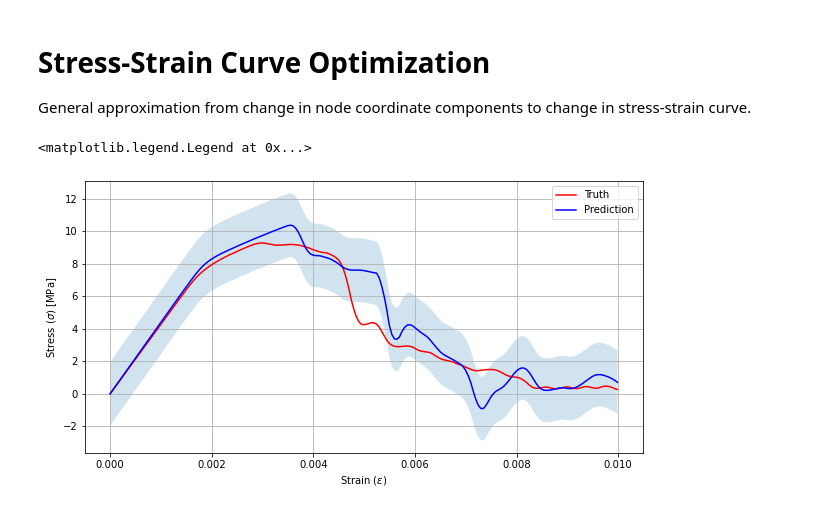
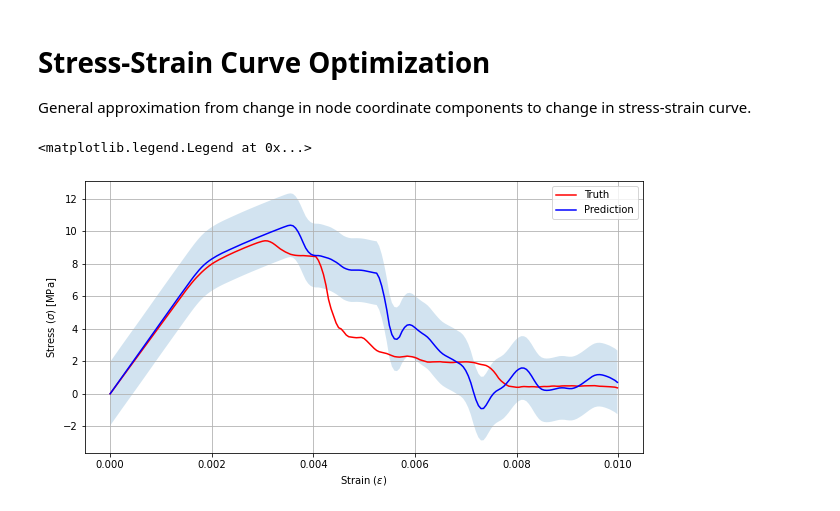
Before and after one commit to niccoforte/NF-PhD-gitRepo, a Jupyter notebook: code/GPR.ipynb, the cells around one changed output. Cells and saved outputs as stored; diff of their text form; code cells hidden in the pictures.

Commit message:
Adapt GPR script to imports and new data formats.

```diff
--- a/code/GPR.ipynb
+++ b/code/GPR.ipynb
@@ -149,4 +76,6 @@ search.best_estimator_, search.best_params_["kernel"]
 # %% [markdown]
 # Distribution Function Optimization
 Unique function approximations from perfect lattice coorindates to each disorder ($\Delta$) distribution.
+# %%
+DAT = DATA(load=True, model="GPR", format=1)
 # %%
@@ -165,23 +94,23 @@ plot_Kmatrix(gpr1, x_coords)
 # Stress-Strain Curve Optimization
 General approximation from change in node coordinate components to change in stress-strain curve.
 # %%
-gpr2 = GPRmodel(K=kernel1, restarts=5, alpha=0.3, data=[train_in[:500], train_out[:500]])
-gpr2.fit(train_in, train_out)
+gpr2 = GPRmodel(K=kernel1, restarts=5, alpha=0.3, data=[DAT.train_in[:500], DAT.train_out[:500]])
+gpr2.fit(DAT.train_in, DAT.train_out)
 
-y_mean, y_std = gpr2.predict(test_in, return_std=True)
+y_mean, y_std = gpr2.predict(DAT.test_in, return_std=True)
 # %%
 PLTidx = 1235
 
 fig = plt.figure(num=1, figsize=(10,5))
 
 plt.ylabel("Stress ($\sigma$) [MPa]")
 plt.xlabel("Strain ($\epsilon$)")
-plt.plot(perOUT[0], test_out[0]+perOUT[1], 'r-', label="Truth")
-plt.plot(perOUT[0], y_mean[PLTidx]+perOUT[1], 'b-', label="Prediction")
-plt.fill_between(perOUT[0], y_mean[PLTidx]+perOUT[1]-1.96*y_std[PLTidx], y_mean[PLTidx]+perOUT[1]+1.96*y_std[PLTidx], alpha=0.2)
+plt.plot(DAT.perOUT[0], DAT.test_out[0]+DAT.perOUT[1], 'r-', label="Truth")
+plt.plot(DAT.perOUT[0], y_mean[PLTidx]+DAT.perOUT[1], 'b-', label="Prediction")
+plt.fill_between(DAT.perOUT[0], y_mean[PLTidx]+DAT.perOUT[1]-1.96*y_std[PLTidx], y_mean[PLTidx]+DAT.perOUT[1]+1.96*y_std[PLTidx], alpha=0.2)
 
 plt.grid()
 plt.legend()
 # %% [output]
 <matplotlib.legend.Legend at 0x...>
-[figure, old version]
+[figure, new version]
```
Also changed, not shown: parts of 6 cells of this notebook.
